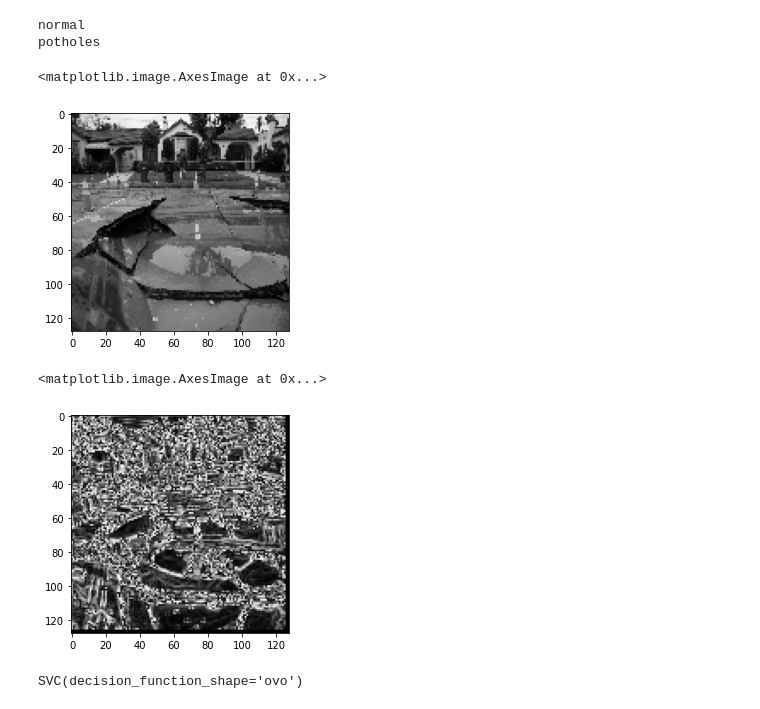
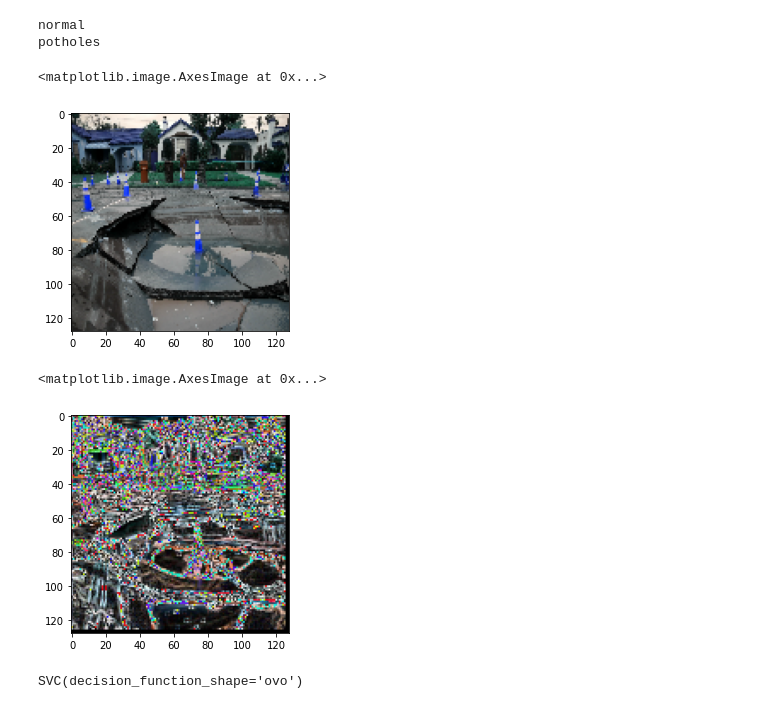
Before and after one commit to azisanw19/pothole-detection-privat, a Jupyter notebook: svm.ipynb, the cells around one changed output. Cells and saved outputs as stored; diff of their text form; code cells hidden in the pictures.

Commit message:
color image negatif, edge sobel

```diff
--- a/svm.ipynb
+++ b/svm.ipynb
@@ -18,7 +18,7 @@ for dir_path in glob.glob("Dataset/*"):
     print(label)
     for img_path in glob.glob(os.path.join(dir_path, "*.jpg")):
 #         print(img_path)
-        img = cv2.imread(img_path, cv2.IMREAD_GRAYSCALE)
+        img = cv2.imread(img_path, cv2.IMREAD_COLOR)
         img = cv2.resize(img, (SIZE, SIZE))
         data_img.append(img)
         data_label.append(label)
@@ -29,10 +29,10 @@ data_label = np.array(data_label)
 normal
 potholes
 # %%
-plt.imshow(data_img[355], cmap='gray')
+plt.imshow(data_img[355])
 # %% [output]
 <matplotlib.image.AxesImage at 0x...>
-[figure, old version]
+[figure, new version]
 # %%
 def image_negatif(pixels):
     result = []
@@ -43,6 +43,18 @@ def image_negatif(pixels):
             current.append(negatif)
         result.append(current)
     return np.array(result)
+
+def rgb_image_negatif(img):
+    b = img[:, :, 0]
+    g = img[:, :, 1]
+    r = img[:, :, 2]
+
+    negatif_b = image_negatif(b)
+    negatif_g = image_negatif(g)
+    negatif_r = image_negatif(r)
+
+    negatif_img = np.dstack((negatif_b, negatif_g, negatif_r)).astype(int)
+    return negatif_img
 
 def convolve2D(image, kernel, padding=0, strides=1):
     # Cross Correlation
@@ -91,36 +103,36 @@ def sobel_detection(img):
     g_x = [[1, 0, -1]
           ,[2, 0, -2]
           ,[3, 0, -3]]
 
     g_y = [[1, 2, 3]
          ,[0, 0, 0]
          ,[-1, -2, -3]]
 
     h_x = convolve2D(img, g_x, padding=1)
     h_y = convolve2D(img, g_y, padding=1)
 
     sobel = ((h_x**2 + h_y**2)**0.5) % 256
 
     return sobel
 
 def rgb_sobel_detection(img):
     b = img[:, :, 0]
     g = img[:, :, 1]
     r = img[:, :, 2]
 
     sobel_b = sobel_detection(b)
     sobel_g = sobel_detection(g)
     sobel_r = sobel_detection(r)
 
     sobel_img = np.dstack((sobel_b, sobel_g, sobel_r)).astype(int)
     return sobel_img
 
-negatif_img = image_negatif(data_img[355])
-sobel_img = sobel_detection(negatif_img)
+negatif_img = rgb_image_negatif(data_img[355])
+sobel_img = rgb_sobel_detection(negatif_img)
 plt.imshow(sobel_img, cmap='gray')
 # %% [output]
 <matplotlib.image.AxesImage at 0x...>
-[figure, old version]
+[figure, new version]
 # %%
 def image_preprocessing(dataset):
     new_dataset = []
```
Also changed, not shown: parts of 3 cells of this notebook.
